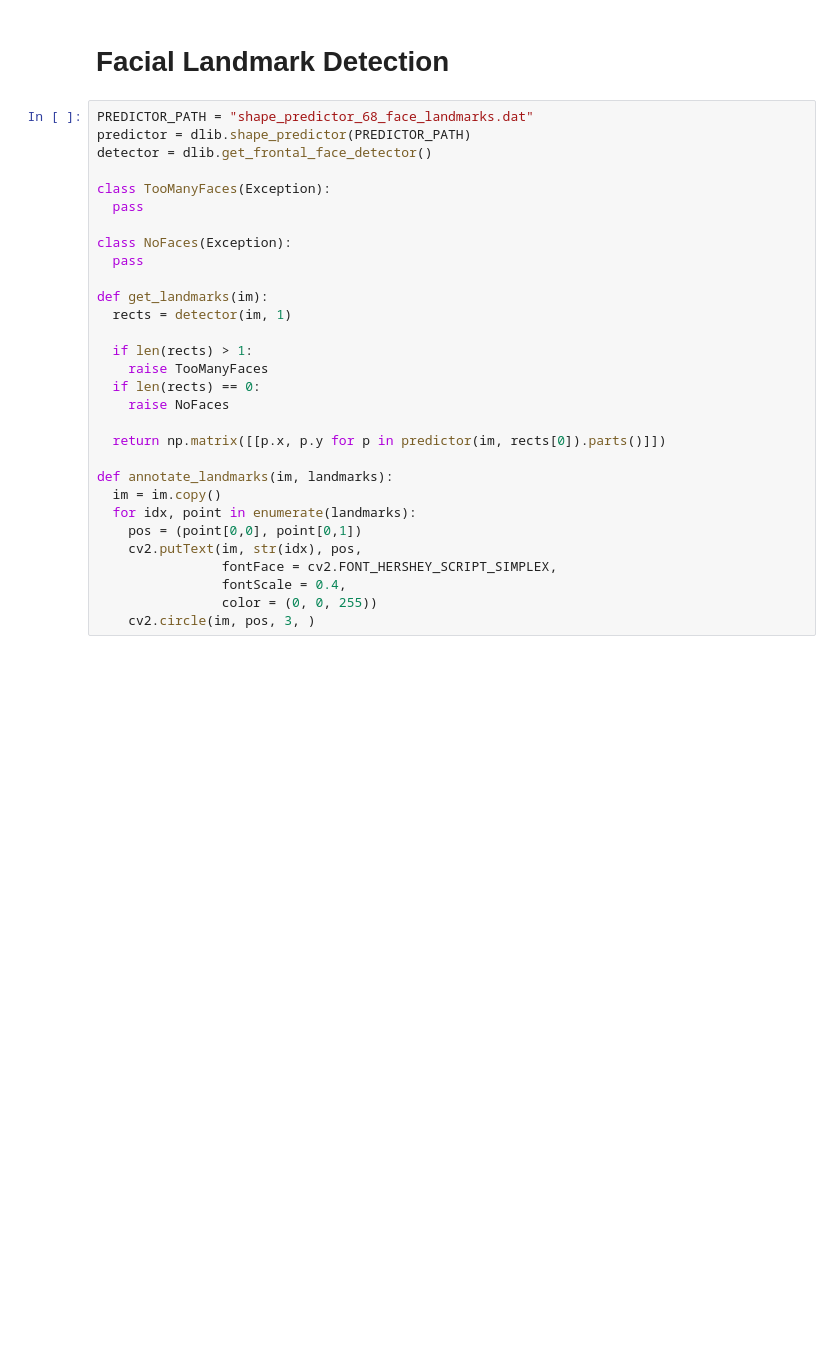
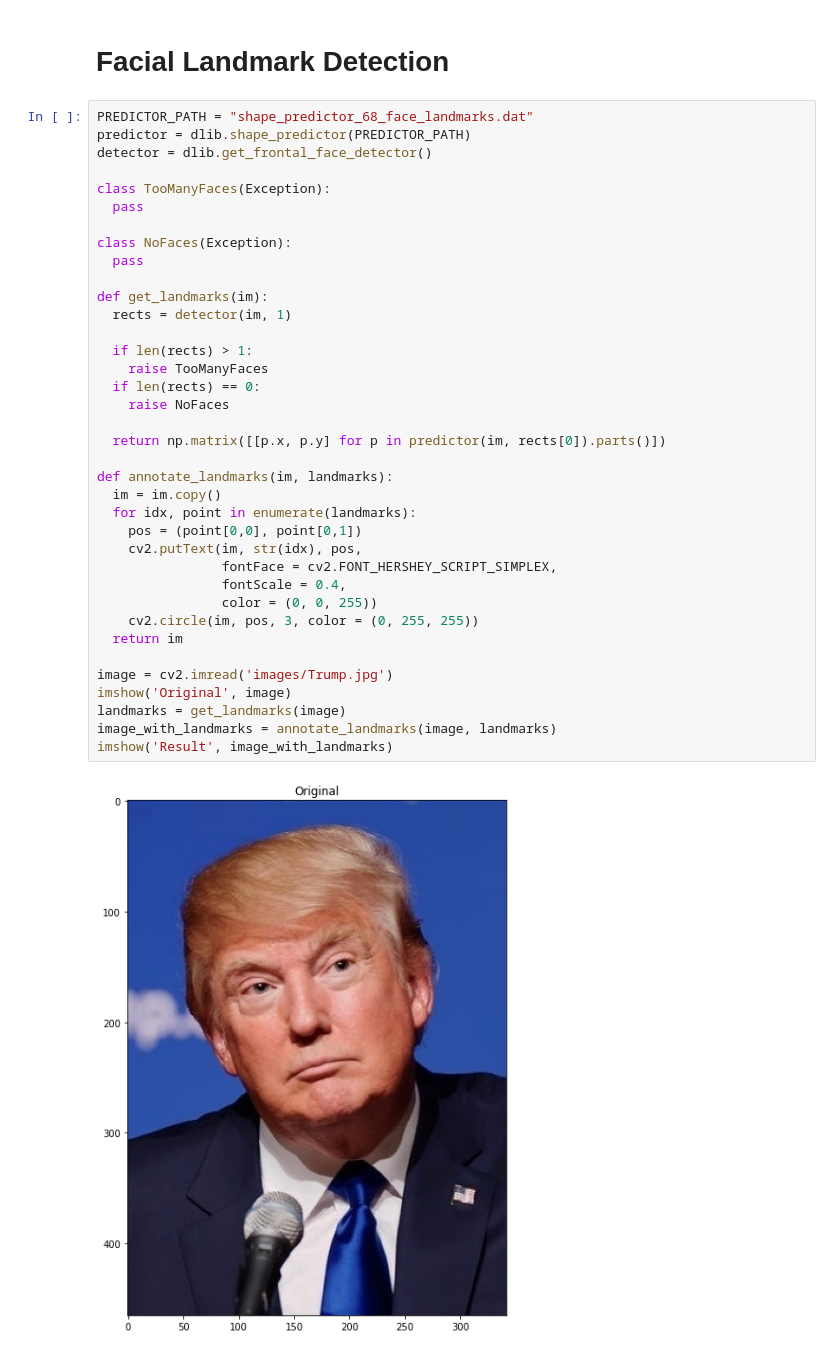
Before and after one commit to enosjeba/OpenCV, a Jupyter notebook: Facial_Landmark_Detention_and_Face_Swaps_with_Dlib.ipynb, the cells around one changed output. Drawn from its saved outputs; the diff is of its cells as text; blank space fills up the shorter version.

```diff
--- a/Facial_Landmark_Detention_and_Face_Swaps_with_Dlib.ipynb
+++ b/Facial_Landmark_Detention_and_Face_Swaps_with_Dlib.ipynb
@@ -42,30 +42,39 @@ shape_predictor_68_ 100%[===================>]  68.98M  23.0MB/s    in 3.0s
 # %%
 PREDICTOR_PATH = "shape_predictor_68_face_landmarks.dat"
 predictor = dlib.shape_predictor(PREDICTOR_PATH)
 detector = dlib.get_frontal_face_detector()
 
 class TooManyFaces(Exception):
   pass
 
 class NoFaces(Exception):
   pass
 
 def get_landmarks(im):
   rects = detector(im, 1)
 
   if len(rects) > 1:
     raise TooManyFaces
   if len(rects) == 0:
     raise NoFaces
 
-  return np.matrix([[p.x, p.y for p in predictor(im, rects[0]).parts()]])
+  return np.matrix([[p.x, p.y] for p in predictor(im, rects[0]).parts()])
 
 def annotate_landmarks(im, landmarks):
   im = im.copy()
   for idx, point in enumerate(landmarks):
     pos = (point[0,0], point[0,1])
     cv2.putText(im, str(idx), pos,
                 fontFace = cv2.FONT_HERSHEY_SCRIPT_SIMPLEX,
                 fontScale = 0.4,
                 color = (0, 0, 255))
-    cv2.circle(im, pos, 3, )
+    cv2.circle(im, pos, 3, color = (0, 255, 255))
+  return im
+
+image = cv2.imread('images/Trump.jpg')
+imshow('Original', image)
+landmarks = get_landmarks(image)
+image_with_landmarks = annotate_landmarks(image, landmarks)
+imshow('Result', image_with_landmarks)
+# %% [output]
+[figure, added]
```
Also changed, not shown: parts of 3 cells of this notebook.
